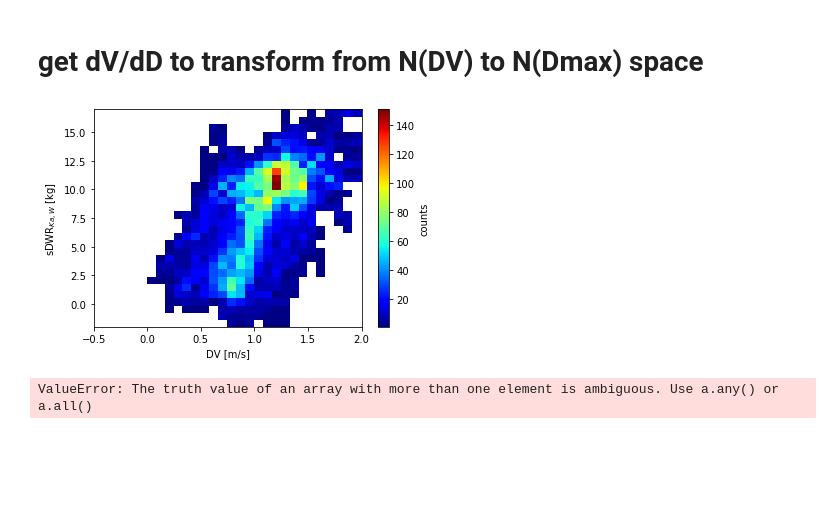
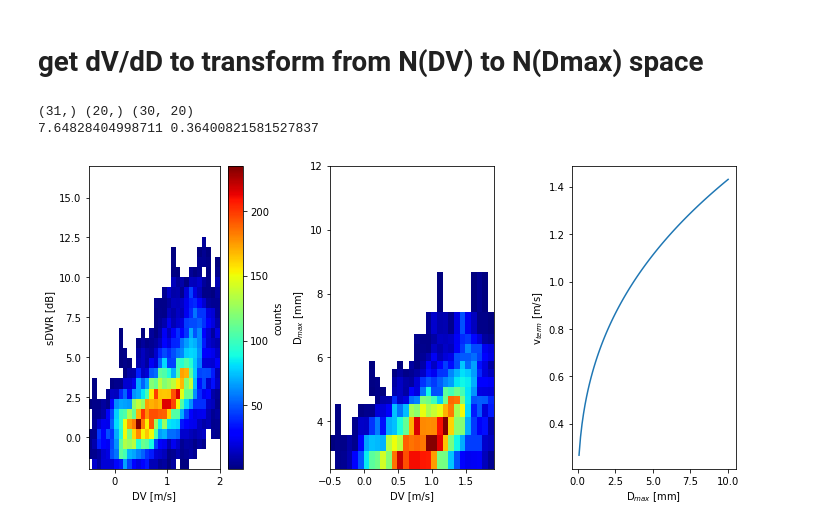
Before and after one commit to OPTIMICe-team/PSDretrieval, a Jupyter notebook: notebooks/ShowcaseRetrievalBarretOrig.ipynb, the cells around one changed output. Saved outputs shown, nothing was run; the diff lists cells and outputs as text; code cells hidden in the pictures; blank space fills up the shorter version.

```diff
--- a/notebooks/ShowcaseRetrievalBarretOrig.ipynb
+++ b/notebooks/ShowcaseRetrievalBarretOrig.ipynb
@@ -42,4 +42,5 @@ ax = pl.plotObsSpectra(SpecSingle,ax)
 # %%
+DWRkey="DWR_X_Ka"
 fig,ax = plt.subplots(nrows=1,ncols=1)
-ax = pl.plotSpectralDWR(SpecSingle.DWR_Ka_W,ax)
+ax = pl.plotSpectralDWR(SpecSingle[DWRkey],ax)
 # %% [output]
@@ -70,11 +71,16 @@ You can pass the argument section=["all", "avg", "tables"] to restrict the outpu
 # %%
 particleType = "vonTerzi_mixcoldend" #select a particle type
 
-DWRxk,DWRkw,Dmax = sc.getDWRs(particleType) #get DWR(Dmax) relations from snowScatt
+DWRxk,DWRkw,Dmax = sc.getDWRs(particleType,Dmax=np.linspace(0.3e-3, 50.0e-3, 2000),Kfreq="Ka") #get DWR(Dmax) relations from snowScatt
+if DWRkey=="DWR_Ka_W":
+    DWR = DWRkw
+    DmaxRetr = 5e-3 #[m] maximum size considered in retrieval; this inexplicitly assumes that larger particles are not relevant
+elif DWRkey=="DWR_X_Ka":
+    DWR = DWRxk
+    DmaxRetr = 1e-2 #[m] maximum size considered in retrieval; this inexplicitly assumes that larger particles are not relevant
 
-DmaxRetr = 5e-3 #[m] maximum size considered in retrieval; this inexplicitly assumes that larger particles are not relevant
 DWRlowDetect = 1 #[dB] DWRs smaller than this are disregarded (detection limit)
 
 fig,ax = plt.subplots(nrows=1,ncols=1)
-DWRkwUnamb,ax = sc.getUnambigousDWRdmax(Dmax,DWRkw,DmaxRetr=5e-3,DWRlowDetect=1,showIllus=True,ax=ax) #get Unambiguous DWR-Dmax relation
+DWRUnamb,ax = sc.getUnambigousDWRdmax(Dmax,DWR,DmaxRetr=DmaxRetr,DWRlowDetect=DWRlowDetect,showIllus=True,ax=ax) #get Unambiguous DWR-Dmax relation
 # %% [output]
@@ -129,11 +121,11 @@ def fitting2D(xx, yy): #,p0):
 # %%
-fig,ax = plt.subplots(nrows=1,ncols=1)
-ax = rU.histDWRandDmaxVsDv(SpecWindow.DWR_Ka_W,SpecWindow.KaSpecH,SpecWindow.KaSpecHspecNoise,aboveNoiseThreshold=30,showIllus=True,ax=ax,fig=fig)
+fig,ax = plt.subplots(figsize=(10,5),nrows=1,ncols=3)
+ax,hist,xedge,yedge = rU.histDWRandDmaxVsDv(SpecWindow[DWRkey],SpecWindow.KaSpecH,SpecWindow.KaSpecHspecNoise,DWRUnamb,Dmax,aboveNoiseThreshold=15,showIllus=True,ax=ax,fig=fig)
 # %% [output]
+(31,) (20,) (30, 20)
+7.64828404998711 0.36400821581527837
-[figure, old version]
+[figure, new version]
 # %%
-#DWRkwUnamb,ax = sc.getUnambigousDWRdmax(Dmax,DWRkw,DmaxRetr=5e-3,DWRlowDetect=1,showIllus=True,ax=ax) #get Unambiguous DWR-Dmax relation
-DmaxfromDWR = rU.getDmaxFromSDWR(SpecWindow.DWR_Ka_W,DWRkwUnamb,Dmax,showIllus=True,ax=None) #get Dmax fromDWR
-print(DmaxfromDWR)
+#DWRUnamb,ax = sc.getUnambigousDWRdmax(Dmax,DWRkw,DmaxRetr=5e-3,DWRlowDetect=1,showIllus=True,ax=ax) #get Unambiguous DWR-Dmax relation
+#DmaxfromDWR = rU.getDmaxFromSDWR(SpecWindow[DWRkey],DWRUnamb,Dmax,showIllus=True,ax=None) #get Dmax fromDWR
+#print(DmaxfromDWR)
-# %% [output]
-ValueError: The truth value of an array with more than one element is ambiguous. Use a.any() or a.all()
```
Also changed, not shown: parts of 11 cells of this notebook, 4 other files.
